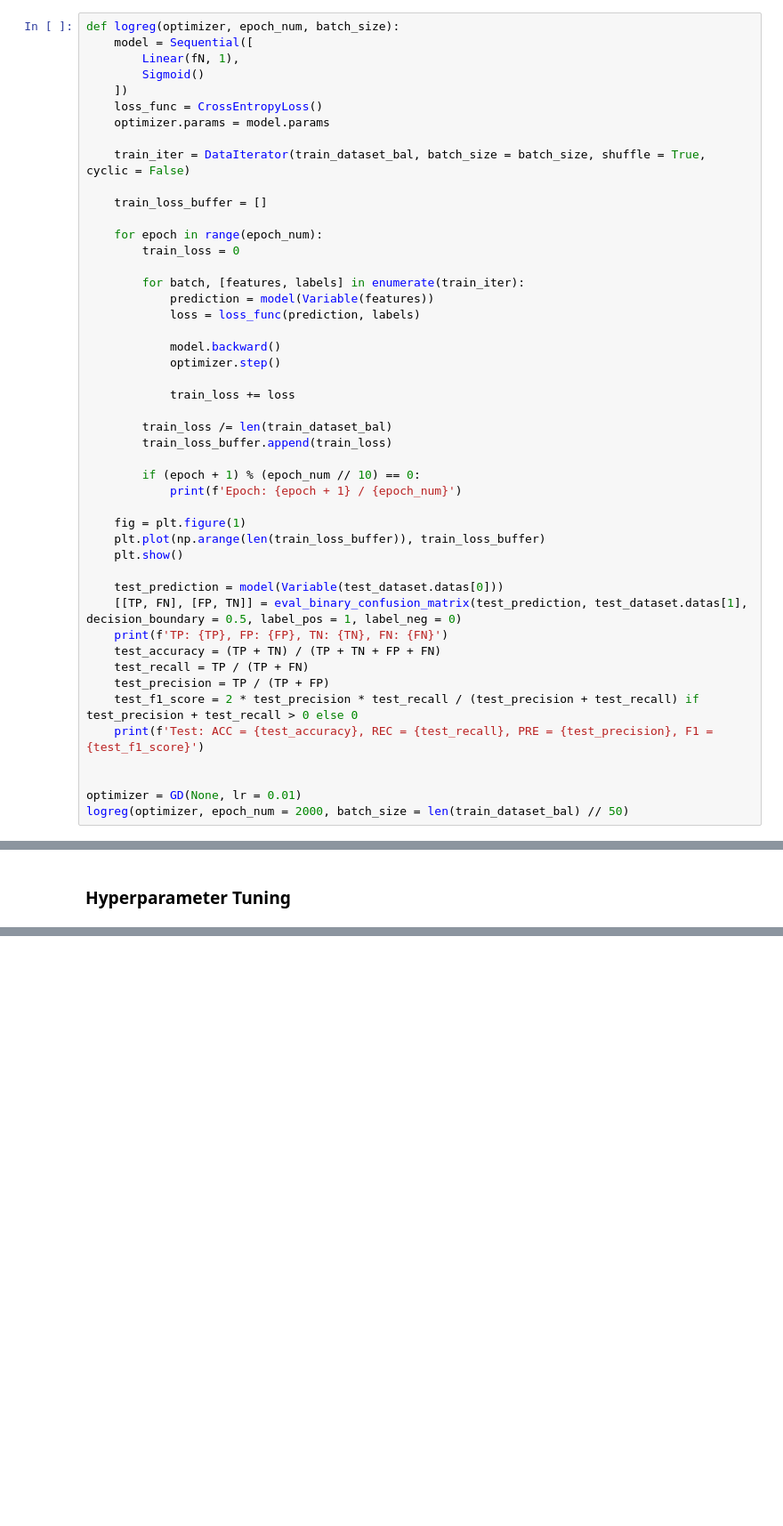
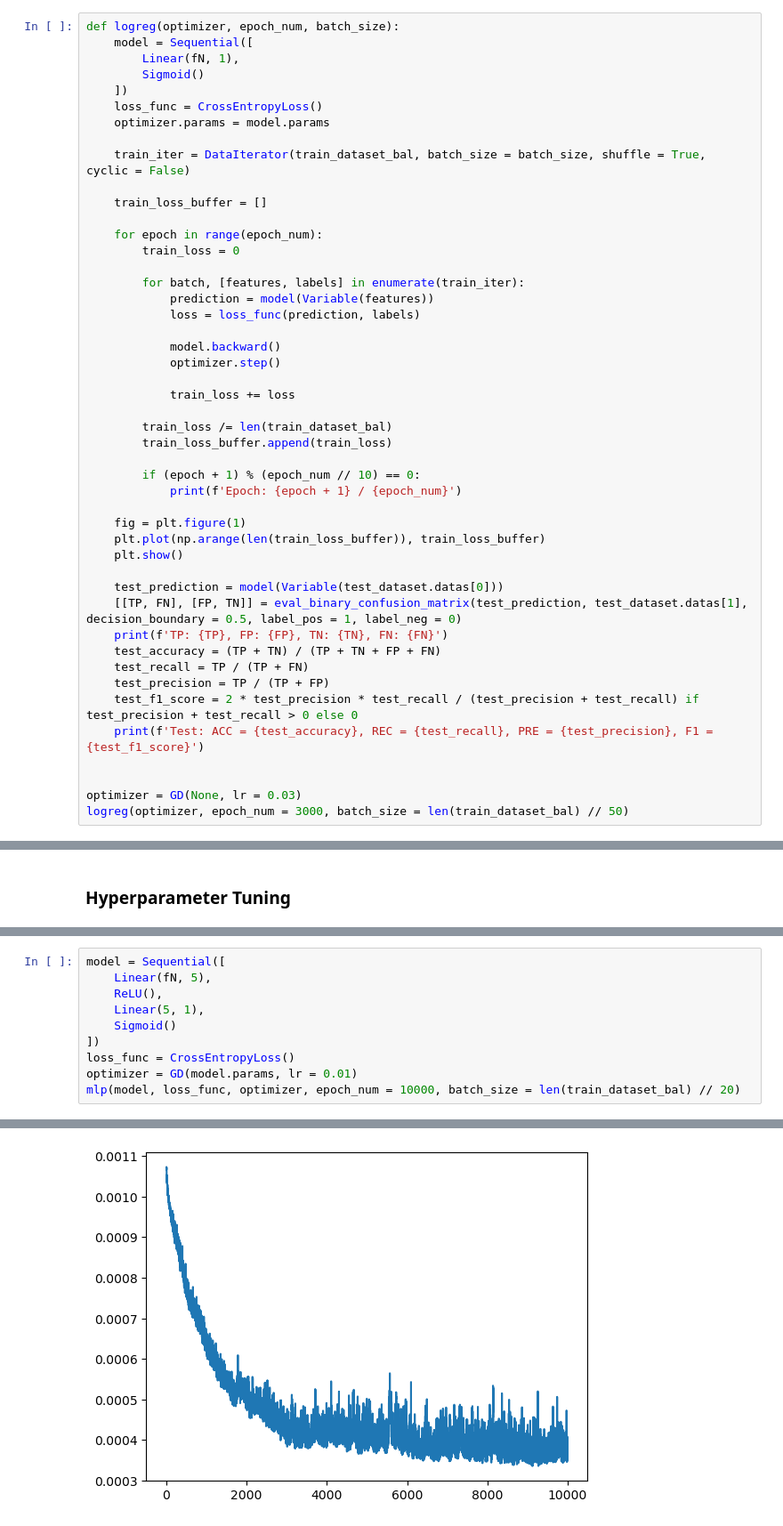
Before and after one commit to Gralerfics/SUSTech-SDM274-AI-and-Machine-Learning-Assignments, a Jupyter notebook: Midterm_Project/main.ipynb, the cells around one changed output, grey strips where cells are left out. Shown at 89% size. Saved outputs shown, nothing was run; the diff lists cells and outputs as text; blank space fills up the shorter version.

```diff
--- a/Midterm_Project/main.ipynb
+++ b/Midterm_Project/main.ipynb
@@ -368,6 +376,6 @@ def logreg(optimizer, epoch_num, batch_size):
     print(f'Test: ACC = {test_accuracy}, REC = {test_recall}, PRE = {test_precision}, F1 = {test_f1_score}')
 
 
-optimizer = GD(None, lr = 0.01)
-logreg(optimizer, epoch_num = 2000, batch_size = len(train_dataset_bal) // 50)
+optimizer = GD(None, lr = 0.03)
+logreg(optimizer, epoch_num = 3000, batch_size = len(train_dataset_bal) // 50)
 # %% [output]
@@ -469,0 +483,11 @@ MLP 只进行了简单的测试，单隐藏层（100 个神经元），效果较
+# %%
+model = Sequential([
+    Linear(fN, 5),
+    ReLU(),
+    Linear(5, 1),
+    Sigmoid()
+])
+loss_func = CrossEntropyLoss()
+optimizer = GD(model.params, lr = 0.01)
+mlp(model, loss_func, optimizer, epoch_num = 10000, batch_size = len(train_dataset_bal) // 20)
+# %% [output]
@@ -469,0 +504 @@ MLP 只进行了简单的测试，单隐藏层（100 个神经元），效果较
+[figure, added]
```
Also changed, not shown: parts of 18 cells of this notebook, 17 other files.
